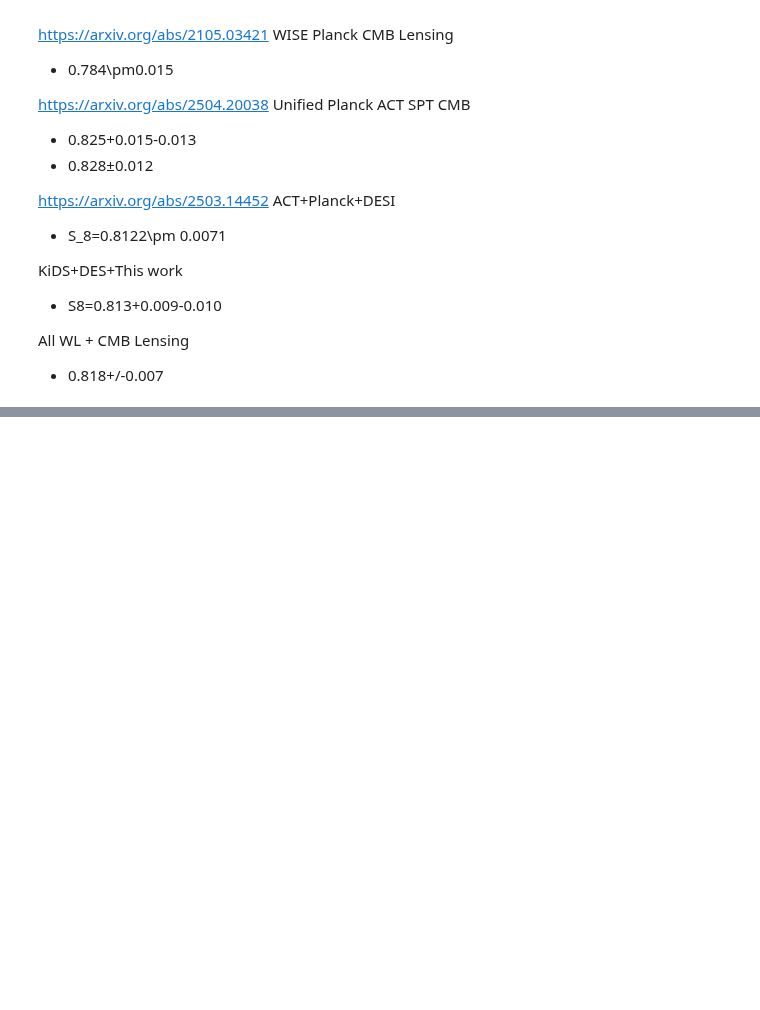
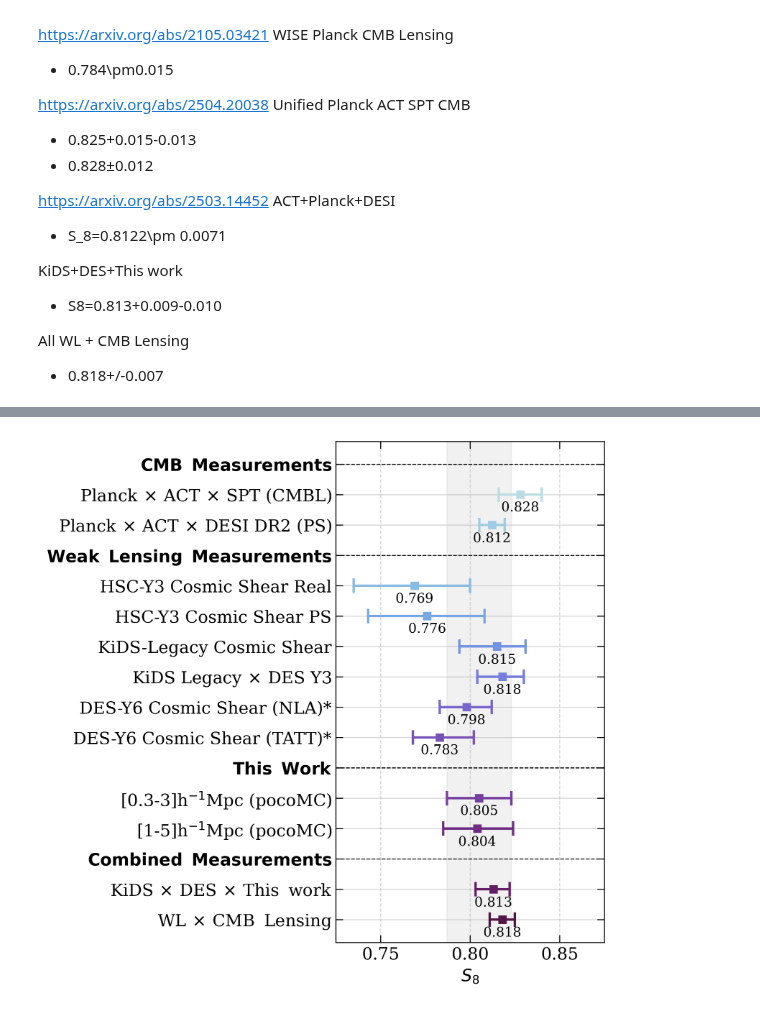
Before and after one commit to JeanCHDJdev/desi-y3-hsc, a Jupyter notebook: cosmic_shear/s8_comparison.ipynb, the cells around one changed output, grey strips where cells are left out. Drawn from its saved outputs; the diff is of its cells as text; code cells hidden in the pictures; blank space fills up the shorter version.

```diff
--- a/cosmic_shear/s8_comparison.ipynb
+++ b/cosmic_shear/s8_comparison.ipynb
@@ -183,0 +189,68 @@ with pm.make_plot(
+# %%
+all_dicts = [cmb_s8, wl_s8, mcmc_s8, combined_s8]  # other_s8 #combined_s8
+titles = [
+    "CMB\;\;Measurements",
+    "Weak\;\;Lensing\;\;Measurements",
+    "This\;\;Work",
+    "Combined\;\;Measurements",
+]  # "Other\;\;Measurements",
+
+all_values = [val for d in all_dicts for val, _ in d.values()]
+colors = cmocean.cm.dense(np.linspace(0.1, 0.9, len(all_values)))  # ice_r
+
+total_rows = sum(len(d) for d in all_dicts) + (len(all_dicts) - 1)
+
+with pm.make_plot(
+    "comparison_s8_combined", figsize=(4, total_rows * 0.5), show=True, tight_layout=False
+) as (fig, ax):
+
+    yticks = []
+    ylabels = []
+    ypos = 0
+    color_idx = 0
+
+    for idx, d in enumerate(all_dicts):
+
+        yticks.append(ypos)
+        ylabels.append(f"$\\bf{{{titles[idx]}}}$")
+        ax.axhline(ypos, color="black", linestyle="--", linewidth=0.8)
+
+        for key, (val, (err_up, err_down)) in d.items():
+            ypos += 1
+            ax.errorbar(
+                val,
+                ypos,
+                xerr=[[err_down], [err_up]],
+                fmt="s",
+                color=colors[color_idx],
+                elinewidth=2,
+                markersize=6,
+                capsize=6,
+                capthick=2,
+            )
+            ax.text(
+                val, ypos + 0.65, f"{val:.3f}", ha="center", va="bottom", fontsize=11
+            )
+            yticks.append(ypos)
+            ylabels.append(key)
+            color_idx += 1
+        ypos += 1
+
+    work_val, (work_up, work_down) = work_s8[r"[0.3-3]h$^{−1}$Mpc (pocoMC)"]
+    ax.axvspan(
+        work_val - work_down,
+        work_val + work_up,
+        color="lightgray",
+        alpha=0.3,
+        label="This work",
+    )
+
+    ax.set_yticks(range(len(ylabels)))
+    ax.set_yticklabels(ylabels, fontsize=14)
+
+    ax.invert_yaxis()
+    ax.set_xlabel("$S_8$", fontsize=14)
+    ax.grid(axis="x", linestyle="--", alpha=0.5)
+    ax.set_xlim(0.725, 0.875)
+# %% [output]
+[figure, added]
```
Also changed, not shown: parts of 2 cells of this notebook, 4 other files.
